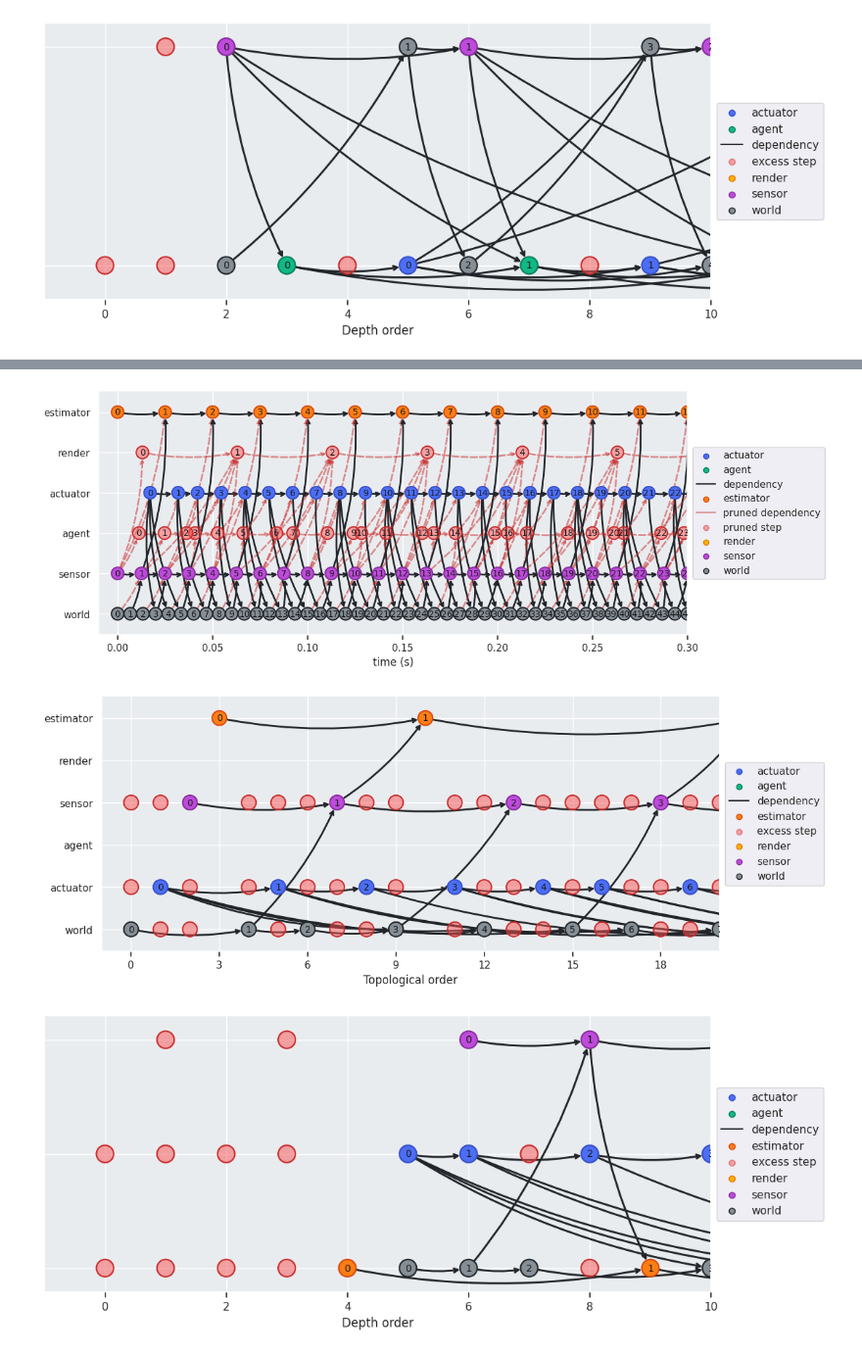
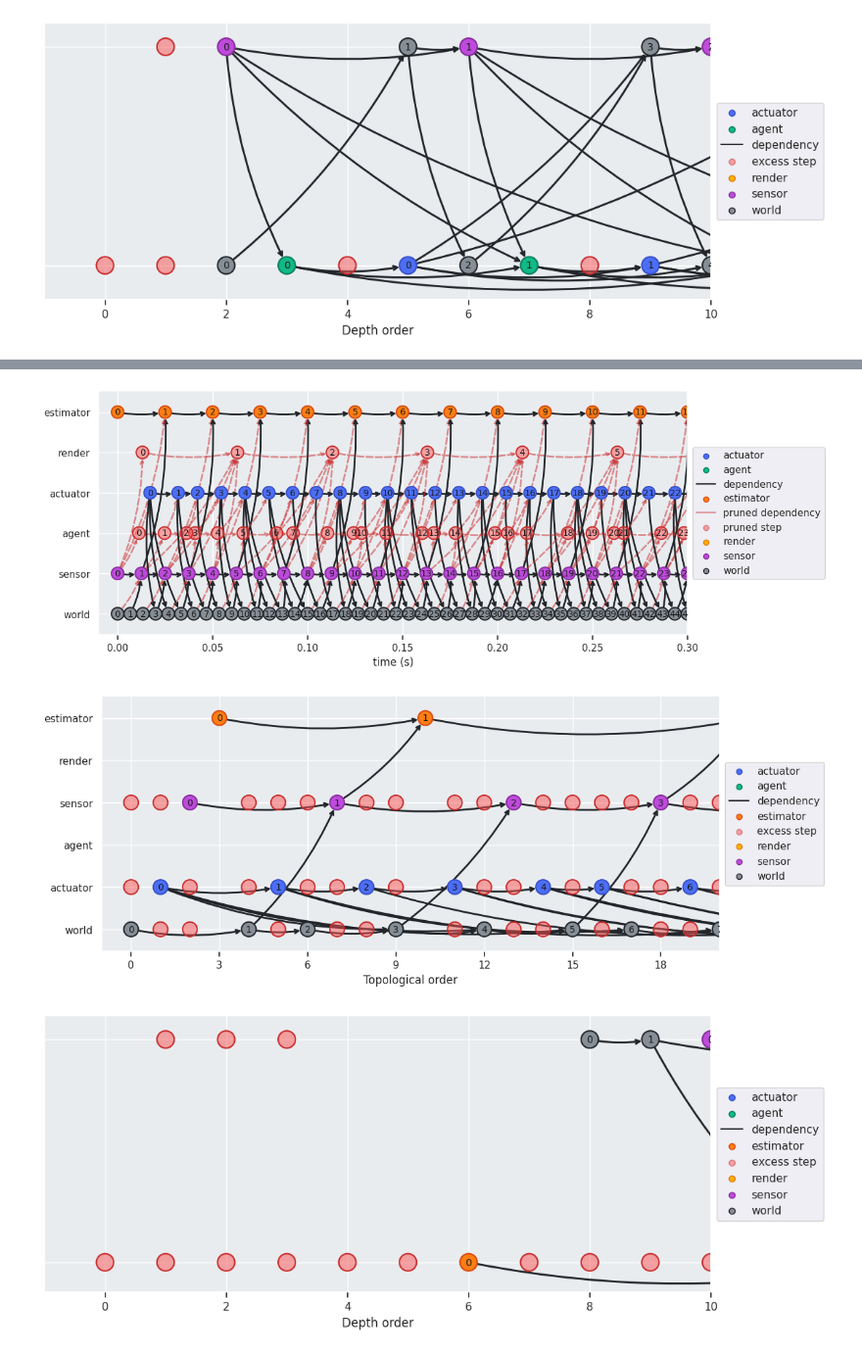
Before and after one commit to bheijden/rex, a Jupyter notebook: notebooks/double_pendulum.ipynb, the cells around one changed output, grey strips where cells are left out. Shown at 98% size. Cells and saved outputs as stored; diff of their text form; code cells hidden in the pictures.

```diff
--- a/notebooks/double_pendulum.ipynb
+++ b/notebooks/double_pendulum.ipynb
@@ -239,4 +251,10 @@ record, nodes, excludes_inputs = build_estimator(record_pre, rate=RATE_ESTIMATOR
 # %%
 # Trace
 from rex.tracer import get_network_record
-record_network, MCS, G, G_subgraphs = get_network_record(record.episode, "estimator", split_mode="generational", excludes_inputs=excludes_inputs)
+SPLIT_MODE = "topological"
+SUPERGRAPH_MODE = "MCS"
+record_network, MCS, G, G_subgraphs = get_network_record(record.episode, "estimator",
+                                                         split_mode=SPLIT_MODE,
+                                                         supergraph_mode=SUPERGRAPH_MODE,
+                                                         excludes_inputs=excludes_inputs,
+                                                         log_level=WARN)
@@ -243,11 +267,12 @@ record_network, MCS, G, G_subgraphs = get_network_record(record.episode, "estima
 # %%
 fig_cg, _ = exp.show_computation_graph(G[0], MCS, "estimator", "computation", xmax=0.35)
 fig_ct, _ = exp.show_computation_graph(G[0], MCS, "estimator", "topological", xmax=0.35)
-fig_cd, _ = exp.show_computation_graph(G[0], MCS, "estimator", "depth", xmax=0.35)
+fig_cd, _ = exp.show_computation_graph(G[0], MCS, "estimator", "depth", xmax=0.35,
+                                       split_mode=SPLIT_MODE, supergraph_mode=SUPERGRAPH_MODE)
 # %% [output]
 [figure]
 [figure]
-[figure, old version]
+[figure, new version]
 # %%
 # Add Estimator node to record
 import flax.struct as struct
```
Also changed, not shown: parts of 10 cells of this notebook, 17 other files.
